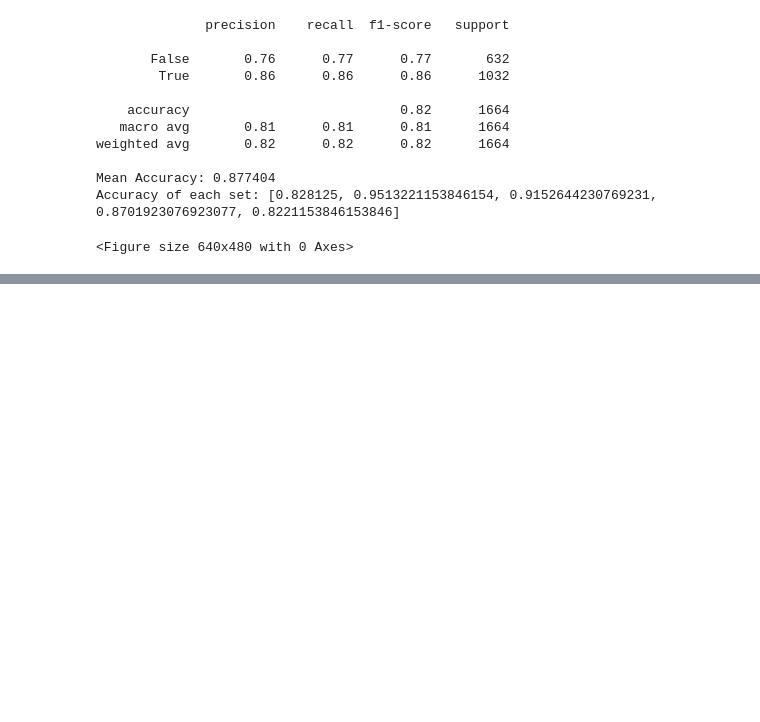
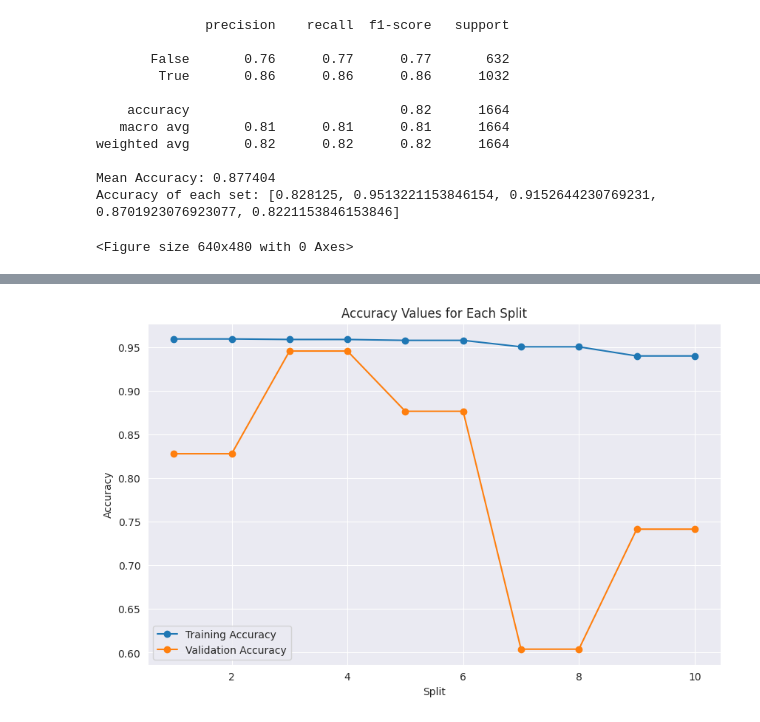
Before and after one commit to jdobladez/JBG060-group9, a Jupyter notebook: logis.ipynb, the cells around one changed output, grey strips where cells are left out. Cells and saved outputs as stored; diff of their text form; code cells hidden in the pictures; blank space fills up the shorter version.

```diff
--- a/logis.ipynb
+++ b/logis.ipynb
@@ -540,0 +662,15 @@ Accuracy of each set: [0.8287259615384616, 0.9350961538461539, 0.832932692307692
+# %%
+import matplotlib.pyplot as plt
+
+# Plot accuracy values
+plt.figure(figsize=(10, 6))
+plt.plot(range(1, len(train_accuracy_values) + 1), train_accuracy_values, marker='o', label='Training Accuracy')
+plt.plot(range(1, len(val_accuracy_values) + 1), val_accuracy_values, marker='o', label='Validation Accuracy')
+plt.xlabel('Split')
+plt.ylabel('Accuracy')
+plt.title('Accuracy Values for Each Split')
+plt.legend()
+plt.grid(True)
+plt.show()
+# %% [output]
+[figure, added]
```
Also changed, not shown: parts of 7 cells of this notebook.
